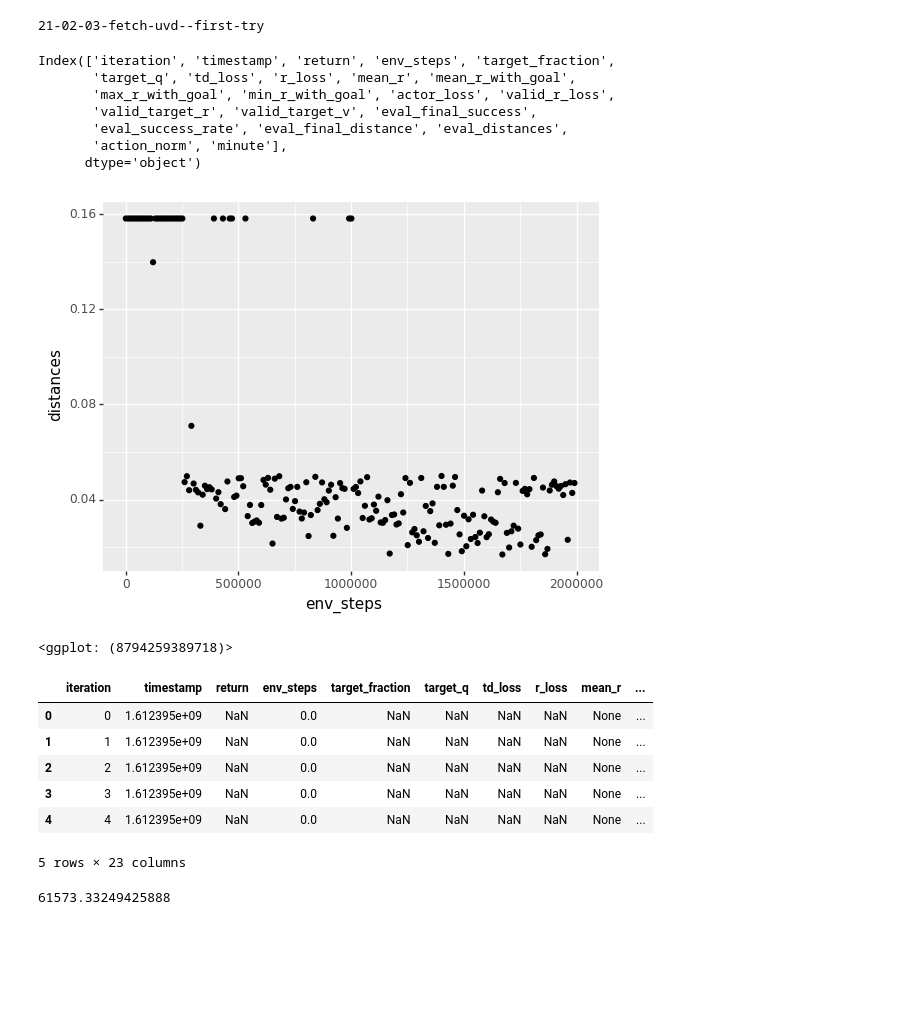
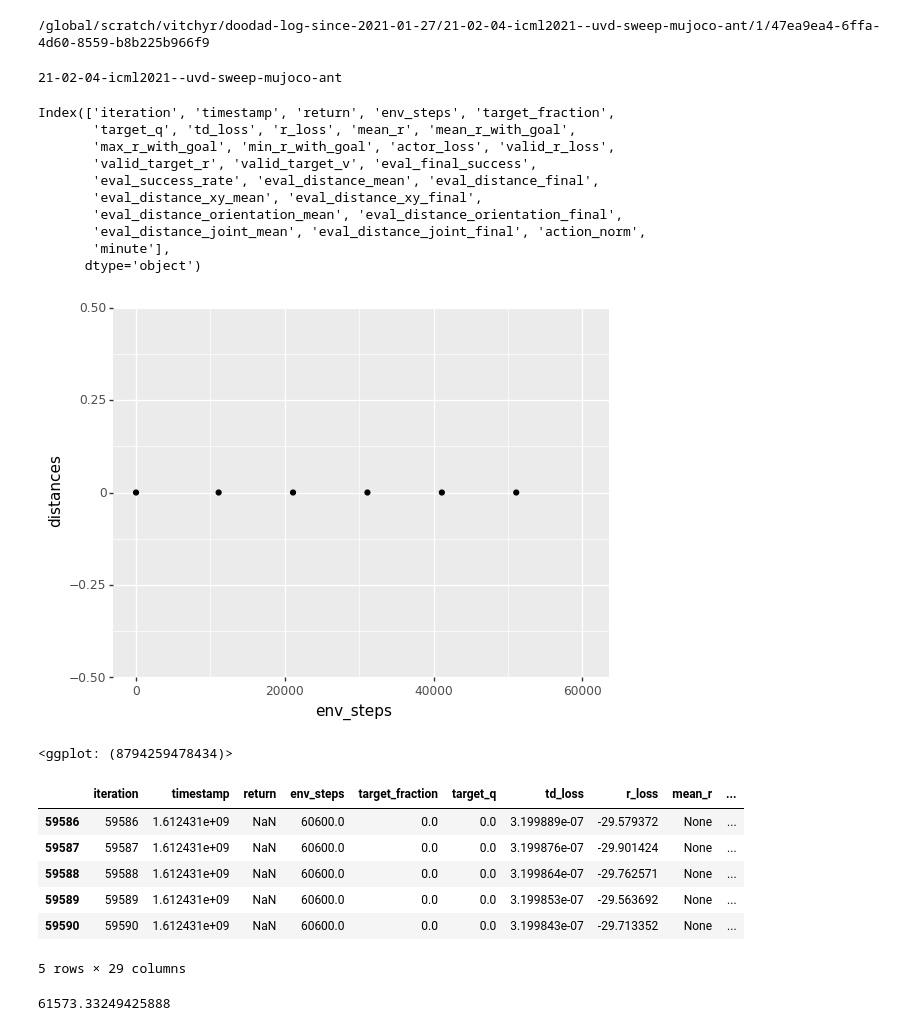
Before and after one commit to vitchyr/universal_value_density_estimation, a Jupyter notebook: notebooks/uvd_report-Copy1.ipynb, the cells around one changed output. Saved outputs shown, nothing was run; the diff lists cells and outputs as text; code cells hidden in the pictures; blank space fills up the shorter version.

```diff
--- a/notebooks/uvd_report-Copy1.ipynb
+++ b/notebooks/uvd_report-Copy1.ipynb
@@ -9,10 +11,13 @@ import plotnine as gg
 # %%
-experiment = Experiment(1, '/home/vitchyr/mnt2/log2/21-02-03-fetch-uvd--first-try/')
-# experiment = Experiment(113, '/home/vitchyr/mnt2/log2/21-02-03-dev-uvd/')
+import plotnine as gg
+
+# experiment = Experiment(1, '/home/vitchyr/mnt2/log2/21-02-03-fetch-uvd--first-try/')
+experiment = Experiment(1, '/home/vitchyr/mnt2/log2/21-02-04-icml2021--uvd-sweep-mujoco-ant/')
 df = experiment.record()
 experiment
 # %% [output]
-21-02-03-fetch-uvd--first-try
+/global/scratch/vitchyr/doodad-log-since-2021-01-27/21-02-04-icml2021--uvd-sweep-mujoco-ant/1/47ea9ea4-6ffa-4d60-8559-b8b225b966f9
+21-02-04-icml2021--uvd-sweep-mujoco-ant
 # %%
 df.columns
 # %% [output]
@@ -20,29 +25,32 @@ Index(['iteration', 'timestamp', 'return', 'env_steps', 'target_fraction',
        'target_q', 'td_loss', 'r_loss', 'mean_r', 'mean_r_with_goal',
        'max_r_with_goal', 'min_r_with_goal', 'actor_loss', 'valid_r_loss',
        'valid_target_r', 'valid_target_v', 'eval_final_success',
-       'eval_success_rate', 'eval_final_distance', 'eval_distances',
-       'action_norm', 'minute'],
+       'eval_success_rate', 'eval_distance_mean', 'eval_distance_final',
+       'eval_distance_xy_mean', 'eval_distance_xy_final',
+       'eval_distance_orientation_mean', 'eval_distance_orientation_final',
+       'eval_distance_joint_mean', 'eval_distance_joint_final', 'action_norm',
+       'minute'],
       dtype='object')
 # %%
-df['distances'] = df['eval_final_distance']
+df['distances'] = df['eval_distance_xy_final']
 p = (gg.ggplot(df)
      + gg.aes(x='env_steps', y='distances')
     + gg.geom_point()
 )
 p
 # %% [output]
-[figure, old version]
+[figure, new version]
-<ggplot: (8794259389718)>
+<ggplot: (8794259478434)>
 # %%
-df.head()
+df.tail()
 # %% [output]
 |  | iteration | timestamp | return | env_steps | target_fraction | target_q | td_loss | r_loss | mean_r | ... |
-| 0 | 0 | 1.612395e+09 | NaN | 0.0 | NaN | NaN | NaN | NaN | None | ... |
-| 1 | 1 | 1.612395e+09 | NaN | 0.0 | NaN | NaN | NaN | NaN | None | ... |
-| 2 | 2 | 1.612395e+09 | NaN | 0.0 | NaN | NaN | NaN | NaN | None | ... |
-| 3 | 3 | 1.612395e+09 | NaN | 0.0 | NaN | NaN | NaN | NaN | None | ... |
-| 4 | 4 | 1.612395e+09 | NaN | 0.0 | NaN | NaN | NaN | NaN | None | ... |
+| 59586 | 59586 | 1.612431e+09 | NaN | 60600.0 | 0.0 | 0.0 | 3.199889e-07 | -29.579372 | None | ... |
+| 59587 | 59587 | 1.612431e+09 | NaN | 60600.0 | 0.0 | 0.0 | 3.199876e-07 | -29.901424 | None | ... |
+| 59588 | 59588 | 1.612431e+09 | NaN | 60600.0 | 0.0 | 0.0 | 3.199864e-07 | -29.762571 | None | ... |
+| 59589 | 59589 | 1.612431e+09 | NaN | 60600.0 | 0.0 | 0.0 | 3.199853e-07 | -29.563692 | None | ... |
+| 59590 | 59590 | 1.612431e+09 | NaN | 60600.0 | 0.0 | 0.0 | 3.199843e-07 | -29.713352 | None | ... |
-5 rows × 23 columns
+5 rows × 29 columns
 # %%
 df['timestamp'].max() - df['timestamp'].min()
 # %% [output]
```
Also changed, not shown: parts of 3 cells of this notebook.
